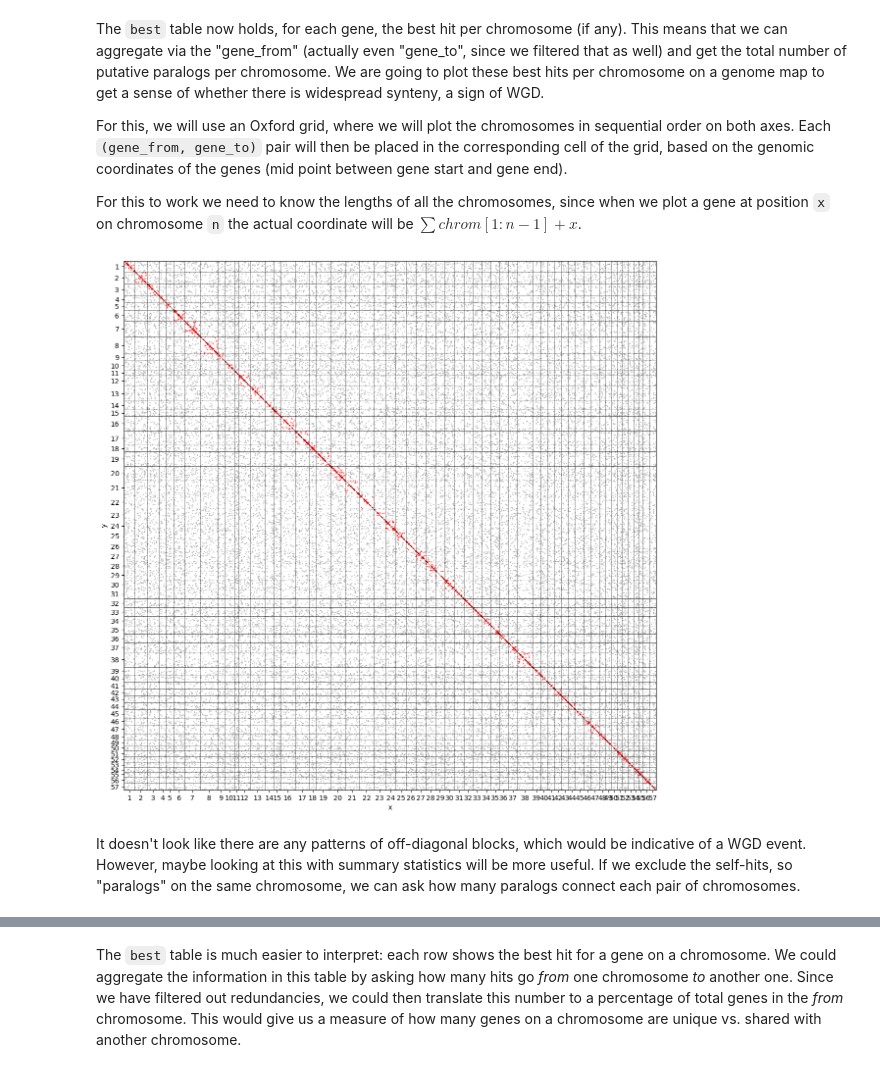
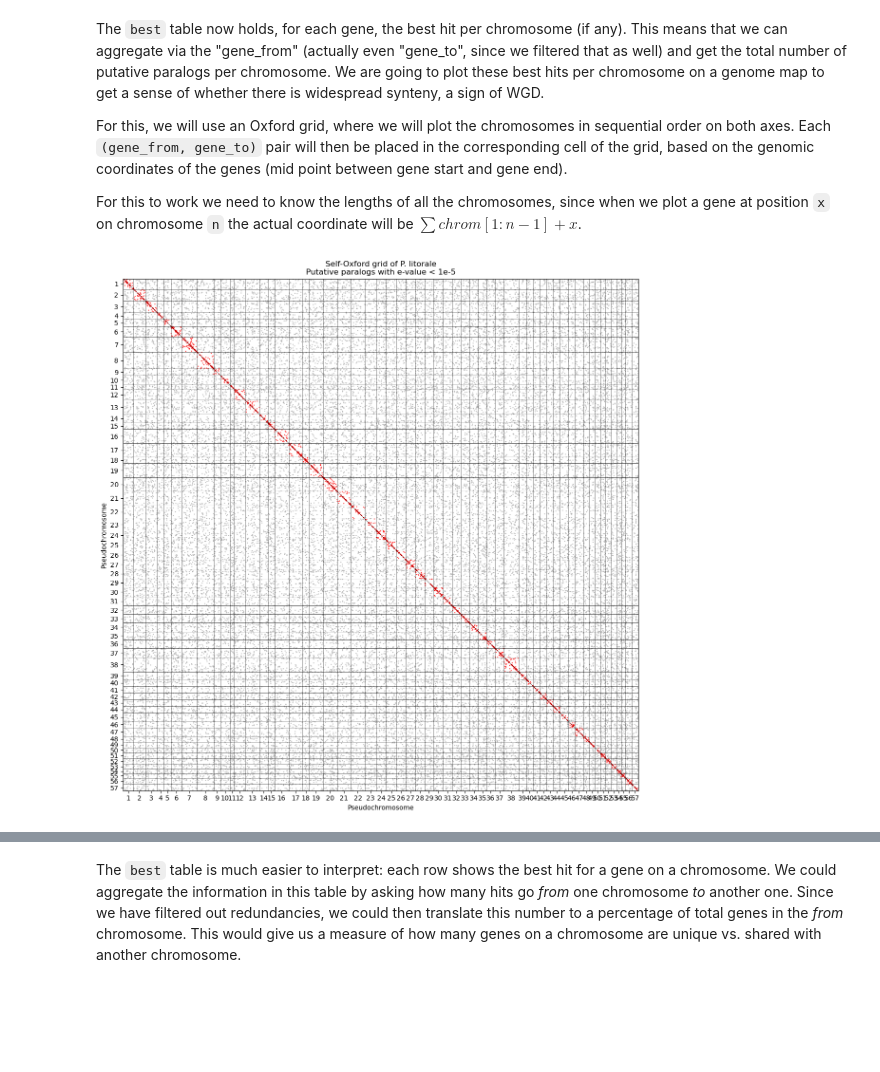
Before and after one commit to galicae/plit-genome, a Jupyter notebook: 07-analysis/self_synteny.ipynb, the cells around one changed output, grey strips where cells are left out. Drawn from its saved outputs; the diff is of its cells as text; code cells hidden in the pictures; blank space fills up the shorter version.

```diff
--- a/07-analysis/self_synteny.ipynb
+++ b/07-analysis/self_synteny.ipynb
@@ -191,28 +191,27 @@ total_length = sum([x for x in chromosomes.values()])
 # %%
 fig, ax = plt.subplots(figsize=(14, 14))
 
 ax.set_xlim(0, total_length)
 ax.set_ylim(0, total_length)
 ax.set_xticks([offsets[x]+chromosomes[x]/2 for x in chromosomes.keys()])
 ax.set_xticklabels([x.split('_')[1] for x in chromosomes.keys()])
 
 ax.set_yticks([offsets[x]+chromosomes[x]/2 for x in chromosomes.keys()])
 ax.set_yticklabels([x.split('_')[1] for x in chromosomes.keys()])
 
 ax.yaxis.set_inverted(True)
 
 ax.plot([0, total_length], [0, total_length], color='black', linestyle='-', linewidth=0.4)
 
 for _, offset in offsets.items():
     ax.axvline(offset, color='black', linewidth=0.4)
     ax.axhline(offset, color='black', linewidth=0.4)
 
 keep = best['eval'] < 1e-5
 best[keep].plot.scatter(x='x', y='y', c='col', ax=ax, s=0.5, alpha=0.7);
+
+ax.set_title('Self-Oxford grid of P. litorale\nPutative paralogs with e-value < 1e-5')
+ax.set_xlabel('Pseudochromosome')
+ax.set_ylabel('Pseudochromosome');
 # %% [output]
-[figure, old version]
+[figure, new version]
-# %% [markdown]
-It doesn't look like there are any patterns of off-diagonal blocks, which would be indicative of a
-WGD event. However, maybe looking at this with summary statistics will be more useful. If we exclude
-the self-hits, so "paralogs" on the same chromosome, we can ask how many paralogs connect each pair
-of chromosomes.
```
Also changed, not shown: parts of 12 cells of this notebook.
